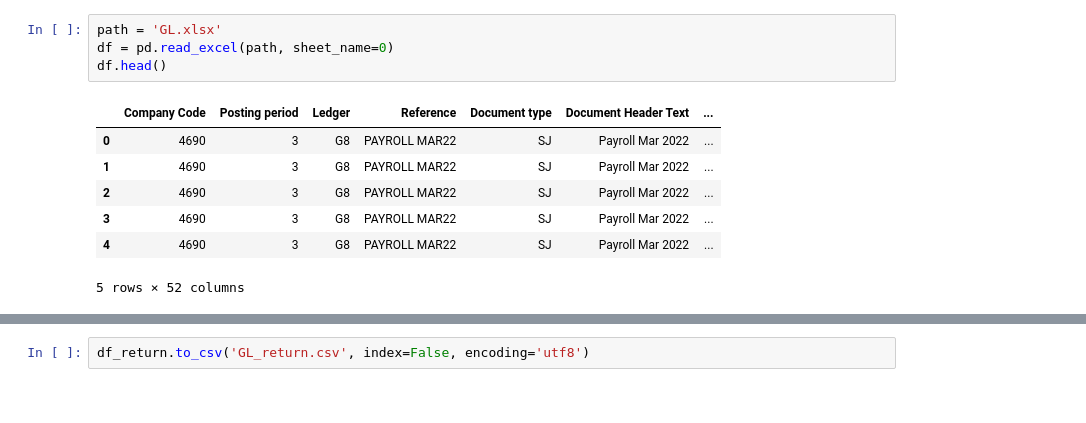
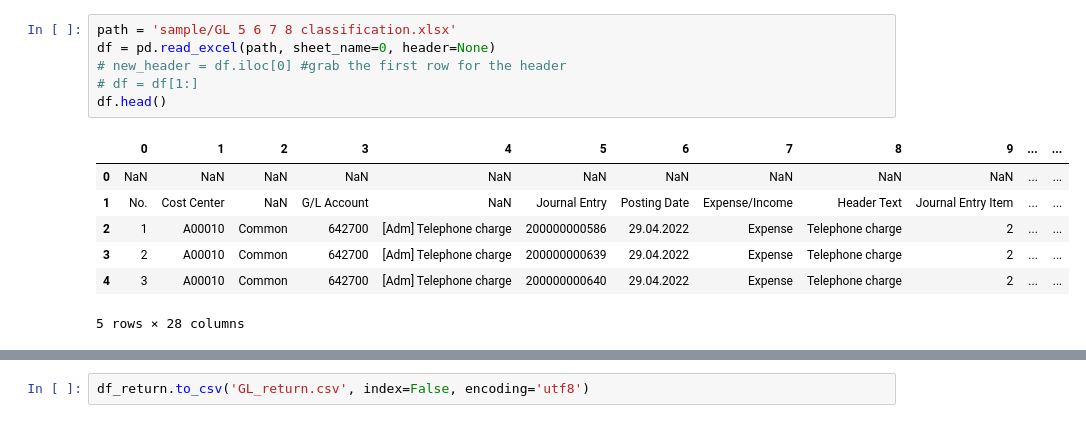
Before and after one commit to FiddlerBB/converting_csv, a Jupyter notebook: process_notebook.ipynb, the cells around one changed output, grey strips where cells are left out. Drawn from its saved outputs; the diff is of its cells as text.

```diff
--- a/process_notebook.ipynb
+++ b/process_notebook.ipynb
@@ -9,12 +7,14 @@ Error:
 # %%
-path = 'GL.xlsx'
-df = pd.read_excel(path, sheet_name=0)
+path = 'sample/GL 5 6 7 8 classification.xlsx'
+df = pd.read_excel(path, sheet_name=0, header=None)
+# new_header = df.iloc[0] #grab the first row for the header
+# df = df[1:]
 df.head()
 # %% [output]
-|  | Company Code | Posting period | Ledger | Reference | Document type | Document Header Text | ... |
-| 0 | 4690 | 3 | G8 | PAYROLL MAR22 | SJ | Payroll Mar 2022 | ... |
-| 1 | 4690 | 3 | G8 | PAYROLL MAR22 | SJ | Payroll Mar 2022 | ... |
-| 2 | 4690 | 3 | G8 | PAYROLL MAR22 | SJ | Payroll Mar 2022 | ... |
-| 3 | 4690 | 3 | G8 | PAYROLL MAR22 | SJ | Payroll Mar 2022 | ... |
-| 4 | 4690 | 3 | G8 | PAYROLL MAR22 | SJ | Payroll Mar 2022 | ... |
+|  | 0 | 1 | 2 | 3 | 4 | 5 | 6 | 7 | 8 | 9 | ... | ... |
+| 0 | NaN | NaN | NaN | NaN | NaN | NaN | NaN | NaN | NaN | NaN | ... | ... |
+| 1 | No. | Cost Center | NaN | G/L Account | NaN | Journal Entry | Posting Date | Expense/Income | Header Text | Journal Entry Item | ... | ... |
+| 2 | 1 | A00010 | Common | 642700 | [Adm] Telephone charge | 200000000586 | 29.04.2022 | Expense | Telephone charge | 2 | ... | ... |
+| 3 | 2 | A00010 | Common | 642700 | [Adm] Telephone charge | 200000000639 | 29.04.2022 | Expense | Telephone charge | 2 | ... | ... |
+| 4 | 3 | A00010 | Common | 642700 | [Adm] Telephone charge | 200000000640 | 29.04.2022 | Expense | Telephone charge | 2 | ... | ... |
-5 rows × 52 columns
+5 rows × 28 columns
```
Also changed, not shown: parts of 8 cells of this notebook.
